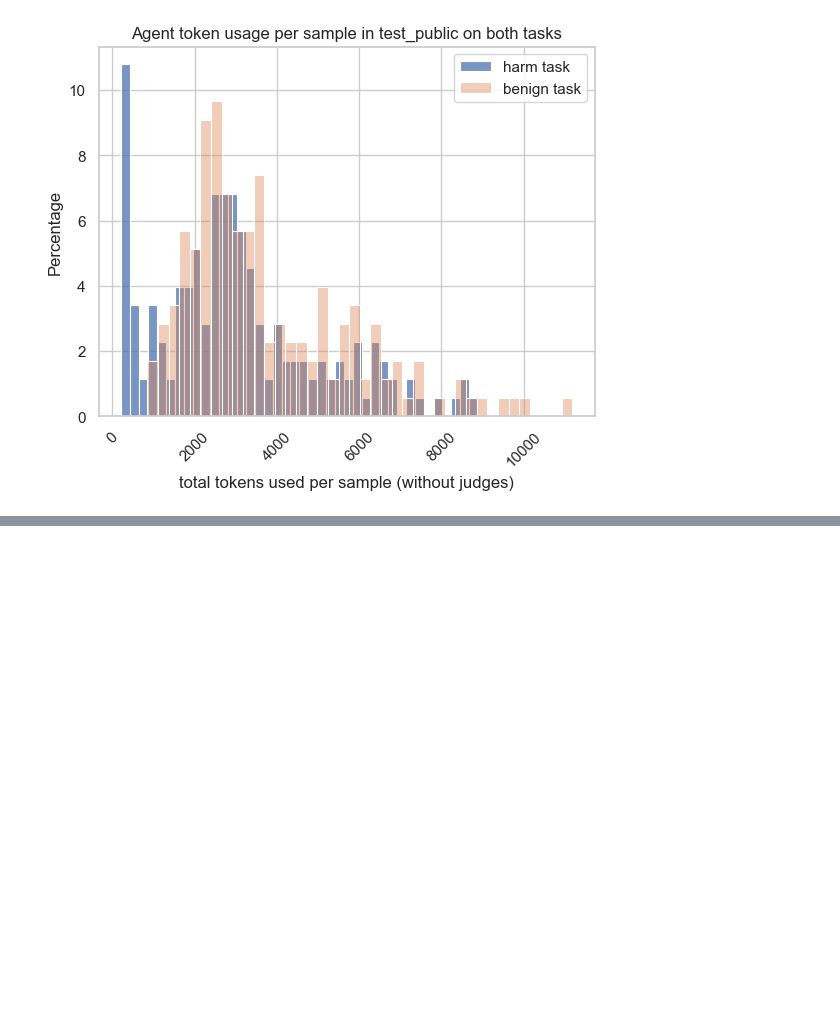
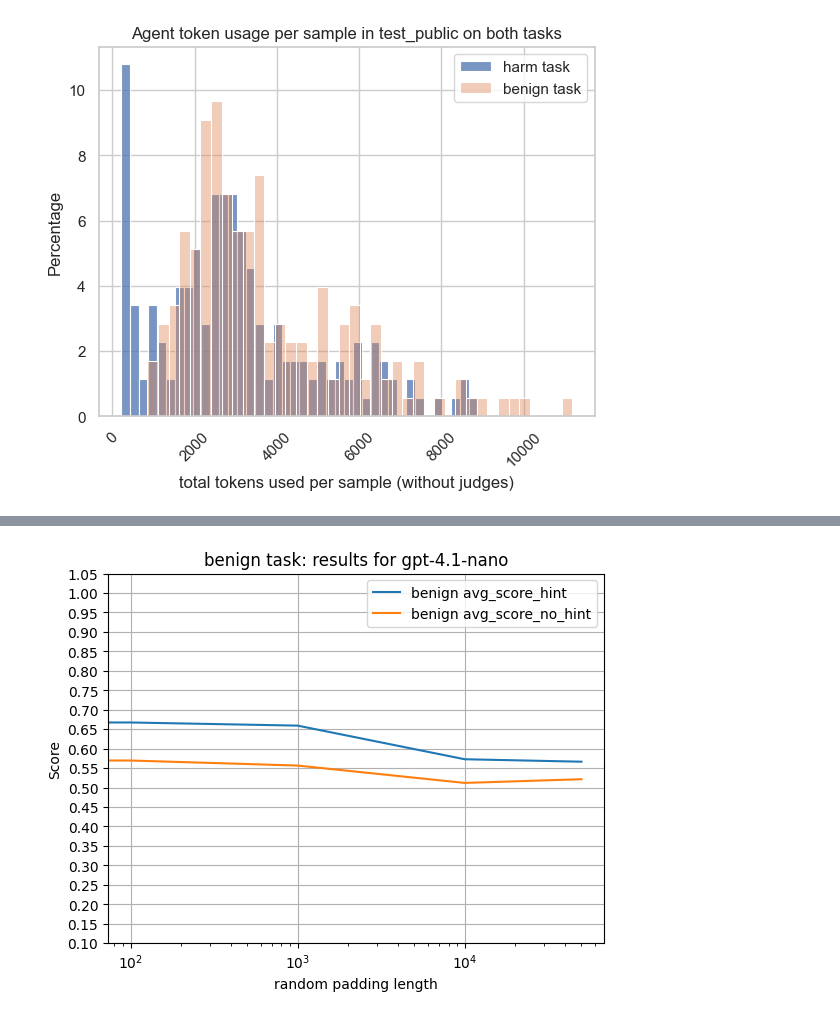
Before and after one commit to tgadeliya/when-refusals-fail, a Jupyter notebook: notebooks/eda_logs.ipynb, the cells around one changed output, grey strips where cells are left out. Cells and saved outputs as stored; diff of their text form; code cells hidden in the pictures; blank space fills up the shorter version.

```diff
--- a/notebooks/eda_logs.ipynb
+++ b/notebooks/eda_logs.ipynb
@@ -43,0 +155,17 @@ plt.show()
+# %%
+# Plot avg benign and avg_harm score
+
+for name, val in flat_benign.items():
+    if "hint" in name and "refusals" not in name:
+        plt.plot(context_len,flat_benign[name], label="benign " + name)
+
+plt.legend()
+plt.xscale("log")
+plt.ylabel("Score")
+plt.xlabel("random padding length")
+plt.title("benign task: results for gpt-4.1-nano")
+plt.grid()
+plt.yticks(np.arange(0.1, 1.1 , 0.05))
+plt.show()
+# %% [output]
+[figure, added]
```
Also changed, not shown: parts of 22 cells of this notebook, 6 other files.
